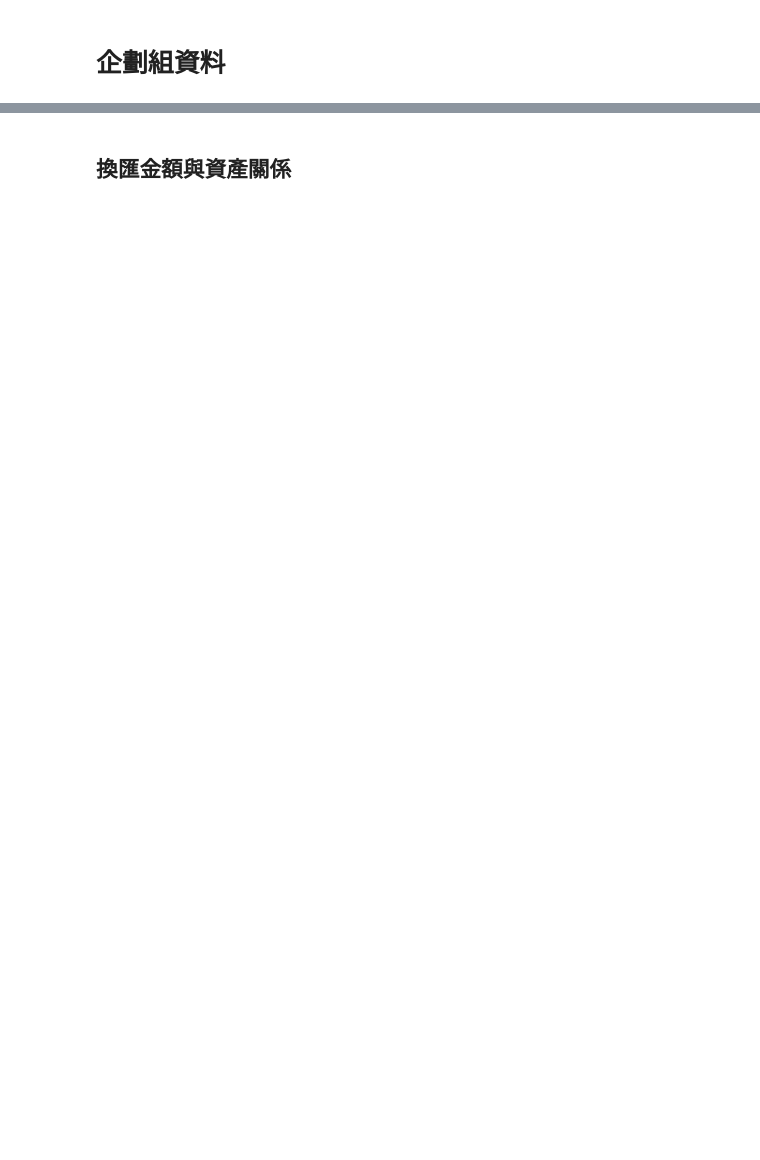
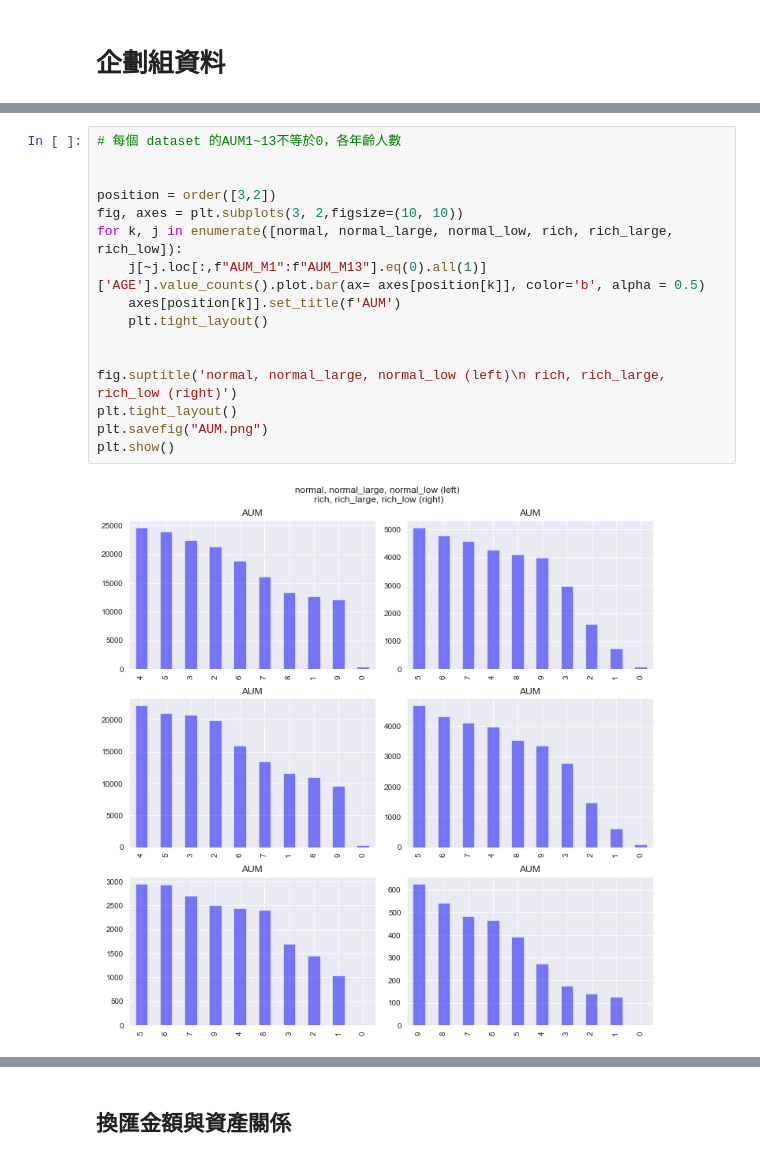
Before and after one commit to awwesomeman/data-analysis, a Jupyter notebook: EDA3.ipynb, the cells around one changed output, grey strips where cells are left out. Cells and saved outputs as stored; diff of their text form; blank space fills up the shorter version.

```diff
--- a/EDA3.ipynb
+++ b/EDA3.ipynb
@@ -53,0 +95,18 @@ for i in ['I','J','K','L','M']:
+# %%
+# 每個 dataset 的AUM1~13不等於0，各年齡人數
+
+
+position = order([3,2])
+fig, axes = plt.subplots(3, 2,figsize=(10, 10))
+for k, j in enumerate([normal, normal_large, normal_low, rich, rich_large, rich_low]):
+    j[~j.loc[:,f"AUM_M1":f"AUM_M13"].eq(0).all(1)]['AGE'].value_counts().plot.bar(ax= axes[position[k]], color='b', alpha = 0.5)
+    axes[position[k]].set_title(f'AUM')
+    plt.tight_layout()
+
+
+fig.suptitle('normal, normal_large, normal_low (left)\n rich, rich_large, rich_low (right)')
+plt.tight_layout()
+plt.savefig("AUM.png")
+plt.show()
+# %% [output]
+[figure, added]
```
Also changed, not shown: parts of 135 cells of this notebook.
